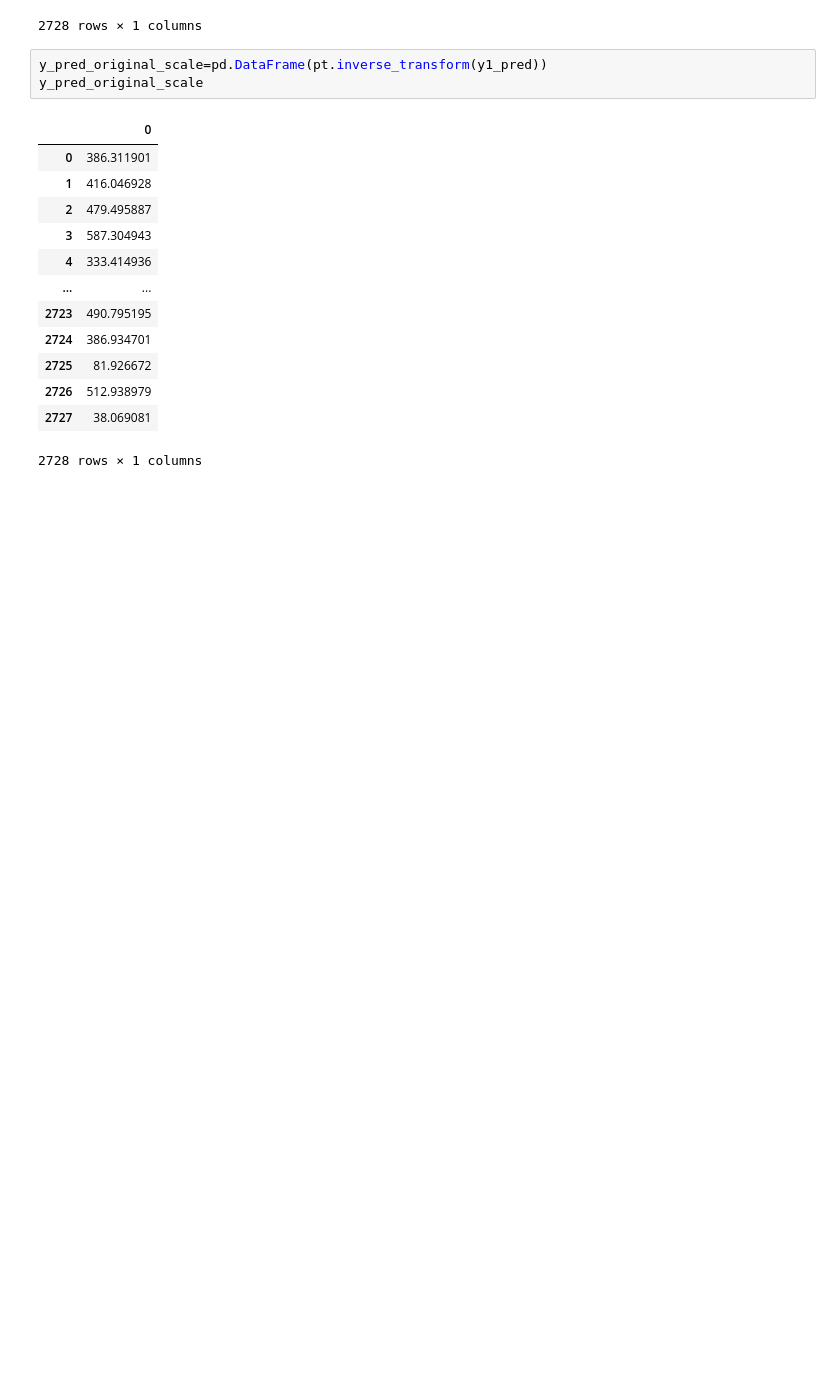
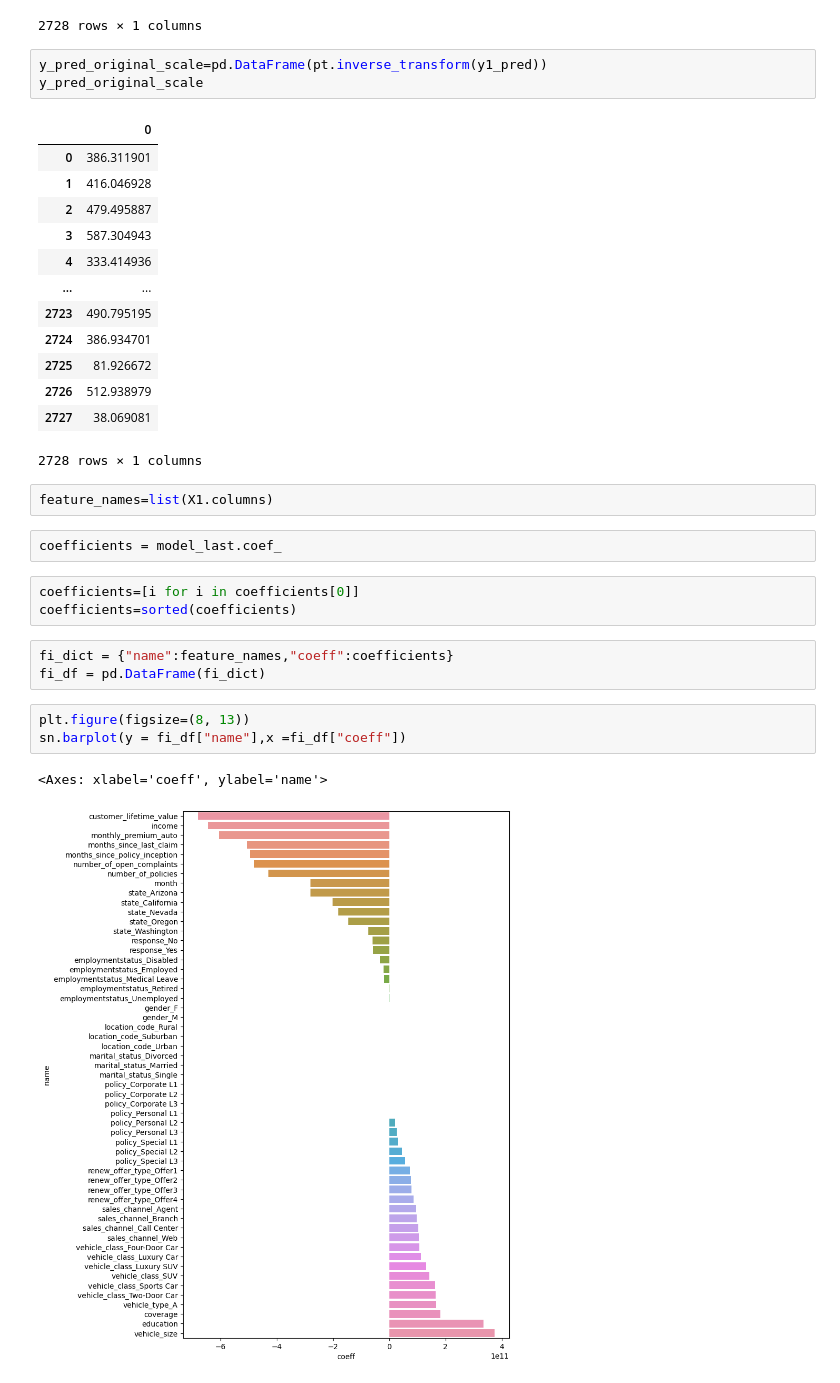
Before and after one commit to okravtsova123/ironhack_study, a Jupyter notebook: labs/Lab 31-01.ipynb, the cells around one changed output. Cells and saved outputs as stored; diff of their text form; blank space fills up the shorter version.

```diff
--- a/labs/Lab 31-01.ipynb
+++ b/labs/Lab 31-01.ipynb
@@ -281,3 +297,19 @@ y_pred_original_scale
 | 2726 | 512.938979 |
 | 2727 | 38.069081 |
 2728 rows × 1 columns
+# %%
+feature_names=list(X1.columns)
+# %%
+coefficients = model_last.coef_
+# %%
+coefficients=[i for i in coefficients[0]]
+coefficients=sorted(coefficients)
+# %%
+fi_dict = {"name":feature_names,"coeff":coefficients}
+fi_df = pd.DataFrame(fi_dict)
+# %%
+plt.figure(figsize=(8, 13))
+sn.barplot(y = fi_df["name"],x =fi_df["coeff"])
+# %% [output]
+<Axes: xlabel='coeff', ylabel='name'>
+[figure, added]
```
Also changed, not shown: parts of 4 cells of this notebook.
